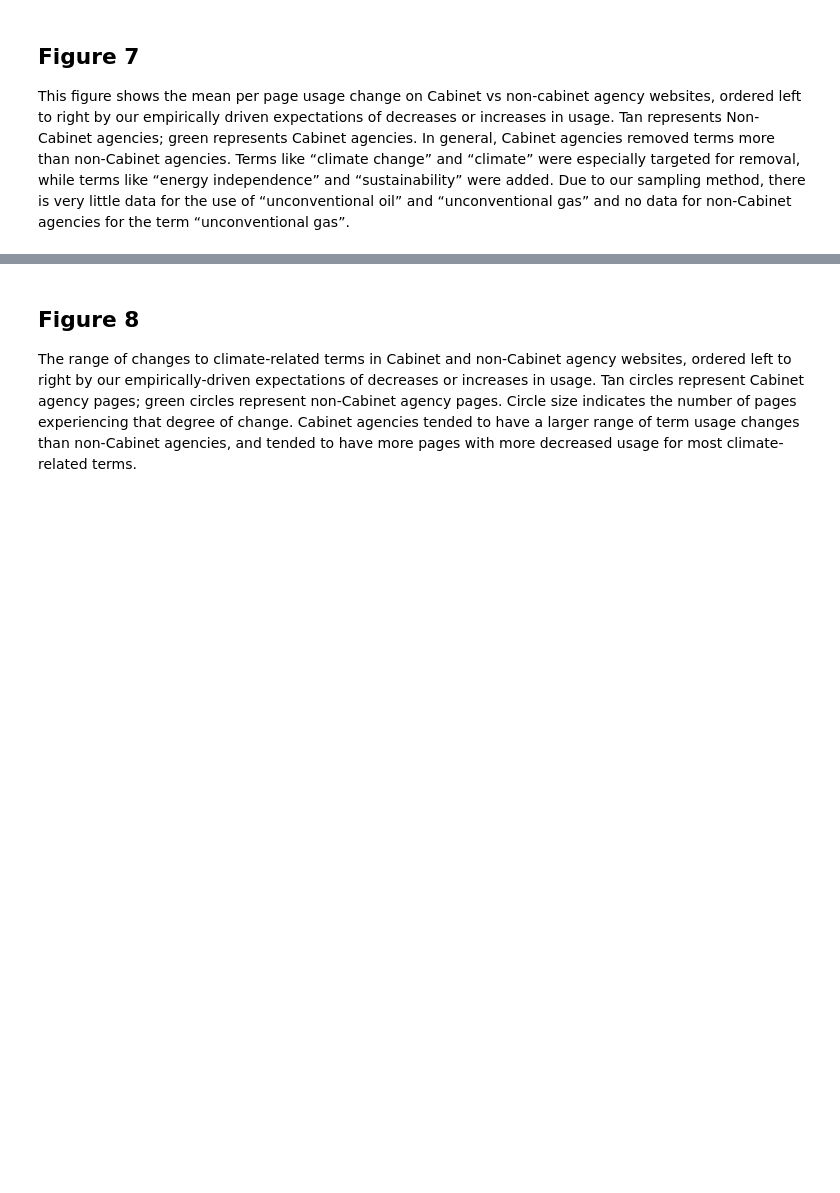
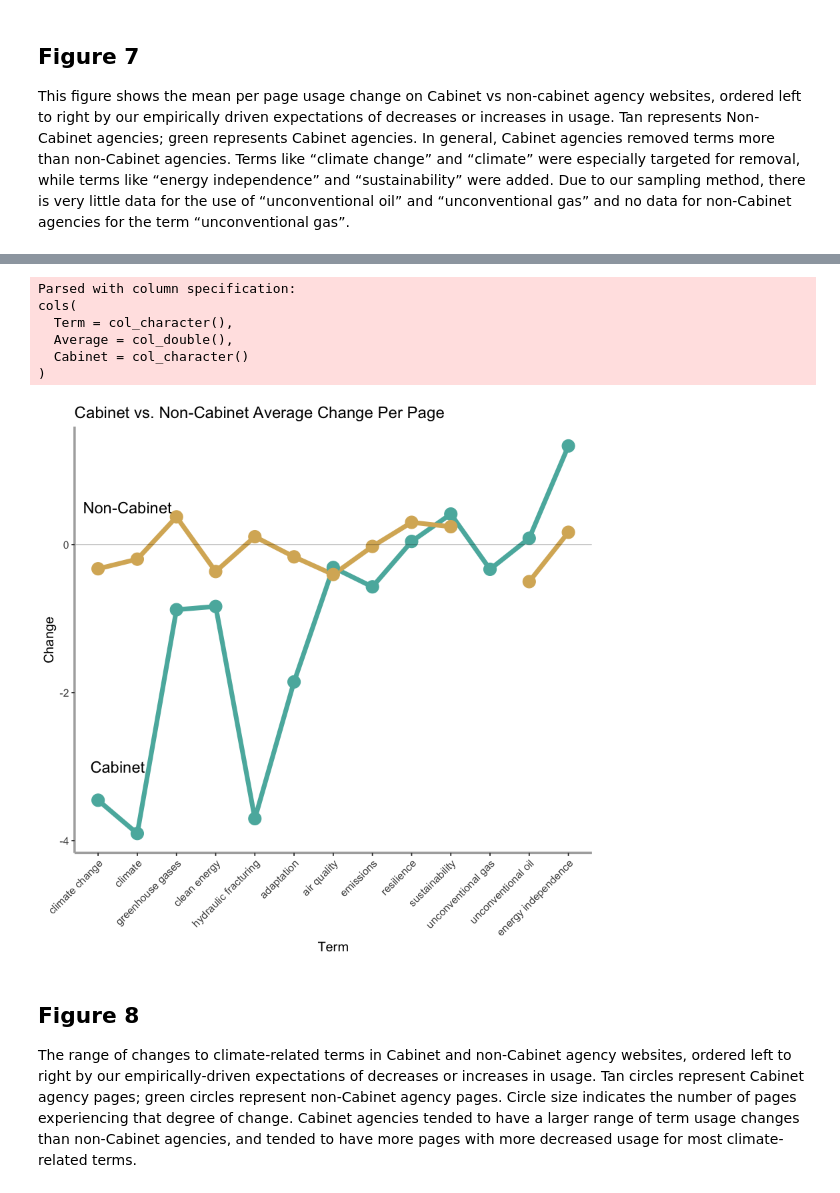
Before and after one commit to edgi-govdata-archiving/web_monitoring_research, a Jupyter notebook: term_analysis.ipynb, the cells around one changed output, grey strips where cells are left out. Drawn from its saved outputs; the diff is of its cells as text; code cells hidden in the pictures; blank space fills up the shorter version.

Commit message:
adding cabinet average script

```diff
--- a/term_analysis.ipynb
+++ b/term_analysis.ipynb
@@ -262,28 +331,42 @@ This figure shows the mean per page usage change on Cabinet vs non-cabinet agenc
 # %%
 # Ideally the creation of cabinet_counts and cabinet_average would be done _in this script_
+
+# Refactor orgs by cabinet/non-cabinet
+i = 9 # "Climate Change"
+
+
+
 
 f<-read_csv("https://raw.githubusercontent.com/edgi-govdata-archiving/web_monitoring_research/master/data/cabinet_average.csv")
 f$Term<-factor(f$Term, levels=c("climate change", "climate", "greenhouse gases", "clean energy",
                                 "hydraulic fracturing", "adaptation", "air quality", "emissions",
                                 "resilience", "sustainability", "unconventional gas", "unconventional oil",
                                 "energy independence"))
 
 p<-ggplot(data=f, aes(x=Term, y=Average, group=Cabinet)) +
   geom_line(aes(color=Cabinet), size=2)+
   geom_point(aes(color=Cabinet), size=5) +
   geom_abline(intercept=0, slope=0, colour="black", size=.1) +
   theme(text=element_text(size=12),
         axis.text.x = element_text(angle = 45, hjust = 1),
         panel.grid.major = element_blank(),
         panel.grid.minor = element_blank(),
         panel.background = element_blank(),
         legend.position="none",
         axis.line = element_line(colour = "grey68", size=1)) +
   labs(title="Cabinet vs. Non-Cabinet Average Change Per Page", y="Change") +
   scale_color_manual(values=c('#5ab4ac','#d8b365')) +
   annotate("text", label = "Cabinet", x = 1.5, y = -3, size = 5, colour = "black")  +
   annotate("text", label = "Non-Cabinet", x = 1.75, y = .5, size = 5, colour = "black")
 p
+# %% [output]
+Parsed with column specification:
+cols(
+  Term = col_character(),
+  Average = col_double(),
+  Cabinet = col_character()
+)
+[figure, added]
 # %% [markdown]
 ## Figure 8
 The range of changes to climate-related terms in Cabinet and non-Cabinet agency websites, ordered left to right by our empirically-driven expectations of decreases or increases in usage. Tan circles represent Cabinet agency pages; green circles represent non-Cabinet agency pages. Circle size indicates the number of pages experiencing that degree of change. Cabinet agencies tended to have a larger range of term usage changes than non-Cabinet agencies, and tended to have more pages with more decreased usage for most climate-related terms.
```
Also changed, not shown: parts of 8 cells of this notebook.
